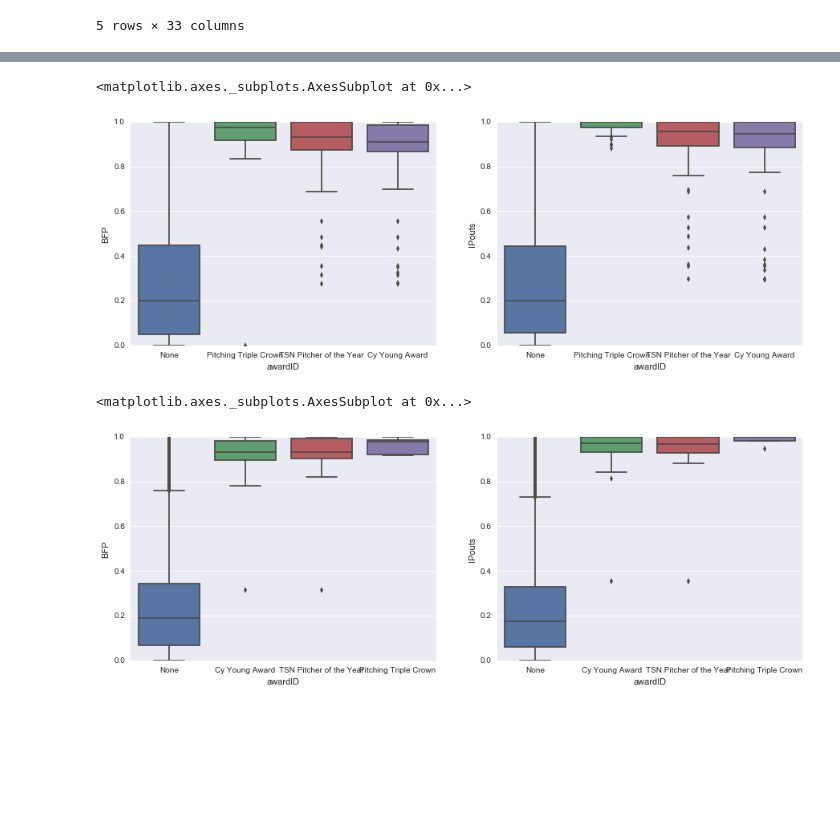
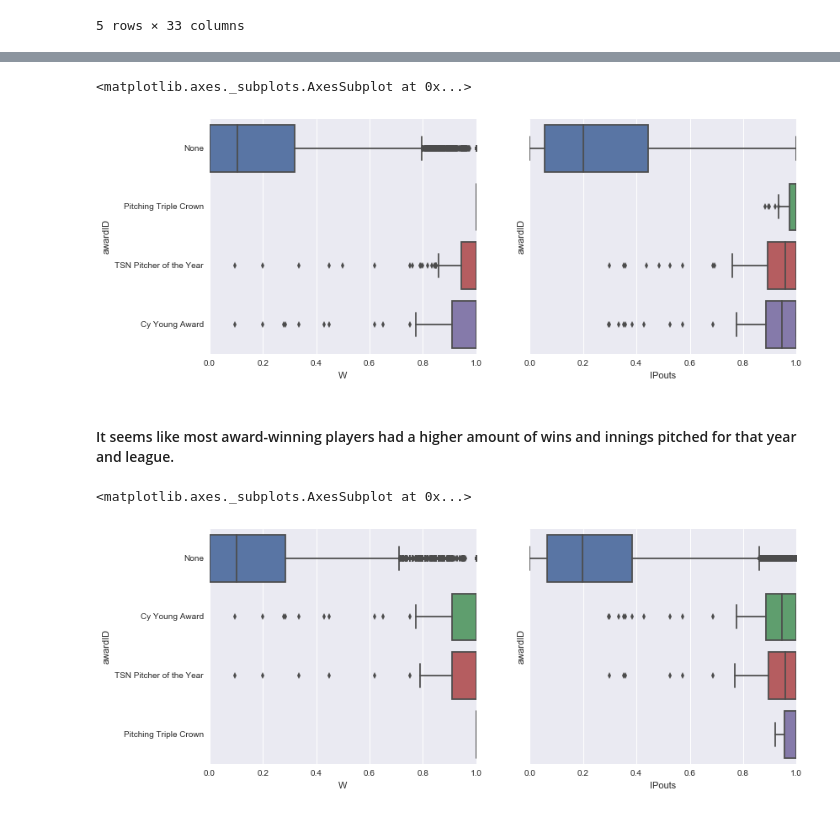
Before and after one commit to ppotiny/BaseballAnalysis, a Jupyter notebook: BaseballAnalysis.ipynb, the cells around one changed output, grey strips where cells are left out. Saved outputs shown, nothing was run; the diff lists cells and outputs as text; code cells hidden in the pictures; blank space fills up the shorter version.

Commit message:
Finished density plots and conclusion
Figured out that 'number of runs' and 'number of wins' were good
variables to measure.

```diff
--- a/BaseballAnalysis.ipynb
+++ b/BaseballAnalysis.ipynb
@@ -94,0 +73,6 @@ pitcher_stats[pitcher_stats['playerID'] == 'glavito02'].head(10)
+# %%
+pitcher_stats = pd.merge(pitcher_stats, awarded_pitchers, how='left', on=['playerID', 'yearID', 'lgID'])
+pitcher_stats['awardID'] = pitcher_stats['awardID'].fillna('None')
+
+# Let's look at some of the players with awards
+pitcher_stats[pitcher_stats['awardID'] != 'None'].head()
@@ -112,26 +113,29 @@ sns.stripplot('awardID', 'IPouts', data=nl_2000, ax=ax2, jitter=True)
 # %%
-#I want to analyze all years in the same plot, but the variations in range across each year and league make it difficult
-# to assess how much better an awarded player is than others within their respective year and league.
-# THEREFORE, I decided to translate all numerical values in the dataset into a proportion that is equivalent to
-# how large they are in their respective range for that year and league
-
-# proportion = (x-min)/(max-min)
+# Here, I will create two datasets that contain the range and min, respectively, for each column in their group (year, league).
+# Obviously, I only want the continuous (numerical) variables to undergo this change. Therefore, I'm only selecting columns
+# 5 to 32
 
 range_data = pitcher_stats.groupby(['yearID', 'lgID'])[pitcher_stats.columns[5:32]].apply(lambda x: x.max() - x.min()).reset_index()
 min_data = pitcher_stats.groupby(['yearID', 'lgID'])[pitcher_stats.columns[5:32]].apply(lambda x: x.min()).reset_index()
 
+
+# Merge the datasets and label all range and min columns with '_R' and '_min', respectively
 pitcher_stats = pd.merge(pitcher_stats, range_data, on=['yearID', 'lgID'], suffixes=('', '_R'))
 pitcher_stats = pd.merge(pitcher_stats, min_data, on=['yearID', 'lgID'], suffixes=('', '_min'))
 
-# Get all columns that need to be translated
+
+# Get all numerical columns that need to be translated
 proportion_cols = pitcher_stats.columns[5:32]
 
+
 # I didn't want to use a for-loop here, but I couldn't find an easier way to apply the function based on the series name
-for prop in proportion_cols:
-    pitcher_stats[prop] = (pitcher_stats[prop]-pitcher_stats[prop+'_min'])/pitcher_stats[prop+'_R']
+# Here, I'm using the proportion formula above for each data-point in the selected columns
+for col in proportion_cols:
+    pitcher_stats[col] = (pitcher_stats[col]-pitcher_stats[col+'_min'])/pitcher_stats[col+'_R']
 
-pitcher_stats = pitcher_stats.fillna(0)
-pitcher_stats = pitcher_stats[pitcher_stats.columns[:33]]
+
+pitcher_stats = pitcher_stats.fillna(0) # There may be NaNs if the range is 0, therefore I'm filling all of them with 0.
+pitcher_stats = pitcher_stats[pitcher_stats.columns[:33]] # Selecting the columns from the original dataset
 
 pitcher_stats.head()
 # %% [output]
@@ -145,16 +154,18 @@ pitcher_stats.head()
 # %%
-f, (ax1, ax2) = plt.subplots(1, 2, figsize=(15, 5))
+f, (ax1, ax2) = plt.subplots(1, 2, sharey=True, figsize=(12.5, 5))
 
-sns.boxplot('awardID', 'BFP', data=pitcher_stats, ax=ax1)
-sns.boxplot('awardID', 'IPouts', data=pitcher_stats, ax=ax2)
+sns.boxplot('W', 'awardID', data=pitcher_stats, ax=ax1)
+sns.boxplot('IPouts', 'awardID', data=pitcher_stats, ax=ax2)
 # %% [output]
 <matplotlib.axes._subplots.AxesSubplot at 0x...>
-[figure, old version]
+[figure, new version]
+# %% [markdown]
+#### It seems like most award-winning players had a higher amount of wins and innings pitched for that year and league.
 # %%
-f, (ax1, ax2) = plt.subplots(1, 2, figsize=(15, 5))
+f, (ax1, ax2) = plt.subplots(1, 2, sharey=True, figsize=(12.5, 5))
 
-sns.boxplot('awardID', 'BFP', data=pitcher_stats.loc[(pitcher_stats['yearID'] >= 2000)], ax=ax1)
-sns.boxplot('awardID', 'IPouts', data=pitcher_stats.loc[(pitcher_stats['yearID'] >= 2000)], ax=ax2)
+sns.boxplot('W', 'awardID', data=pitcher_stats.loc[(pitcher_stats['yearID'] >= 1967)], ax=ax1)
+sns.boxplot('IPouts', 'awardID', data=pitcher_stats.loc[(pitcher_stats['yearID'] >= 1967)], ax=ax2)
 # %% [output]
 <matplotlib.axes._subplots.AxesSubplot at 0x...>
-[figure, old version]
+[figure, new version]
```
Also changed, not shown: parts of 24 cells of this notebook.
